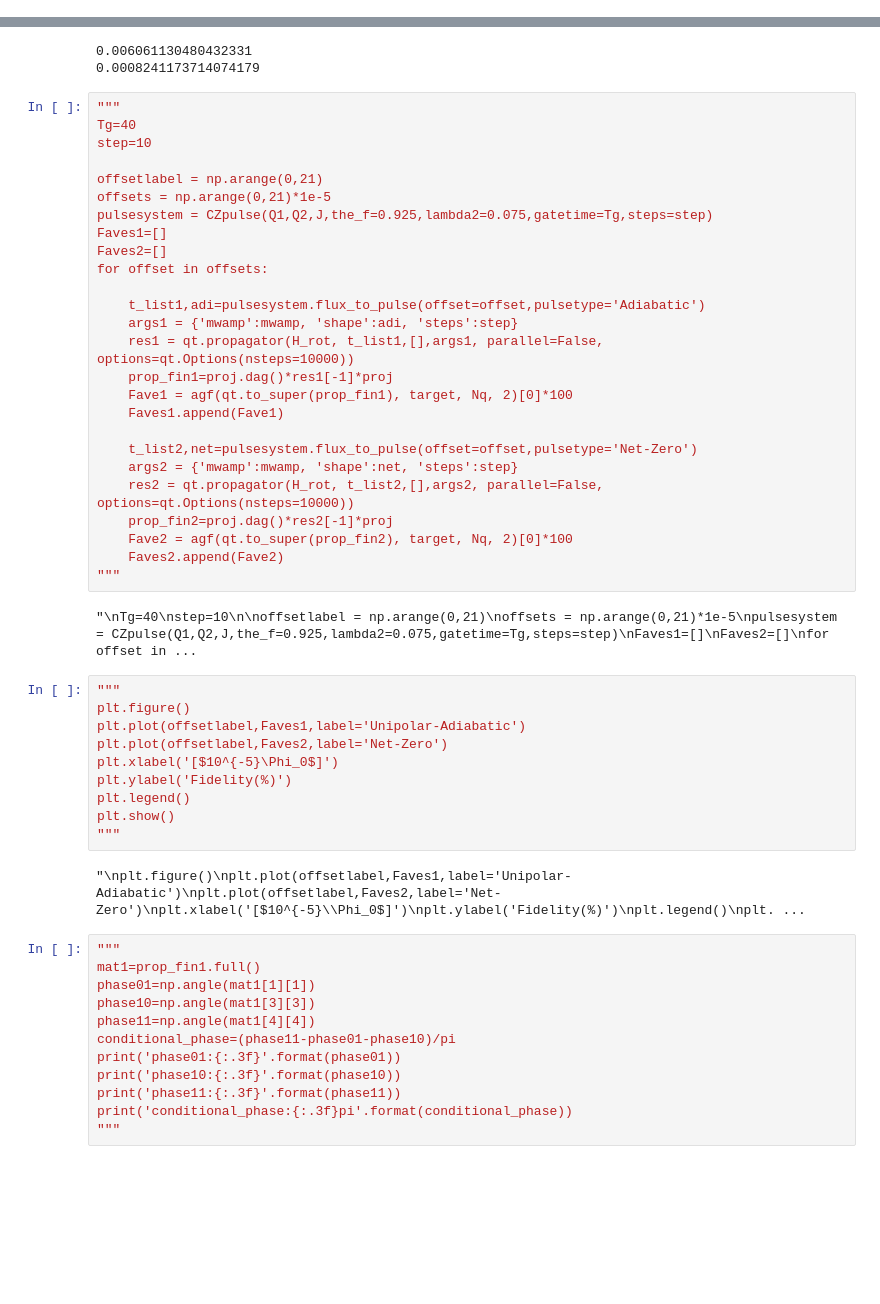
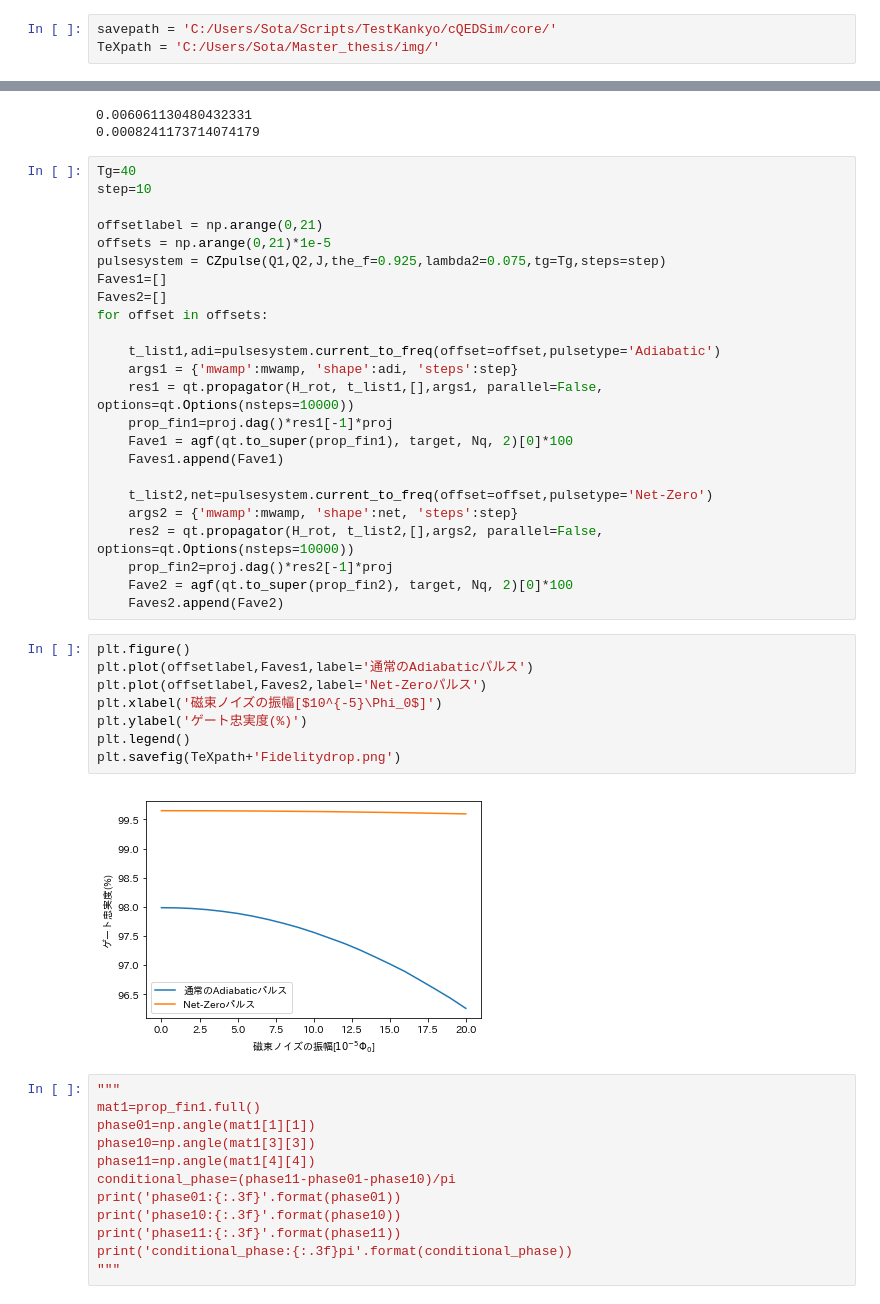
Before and after one commit to SotaIno/CircuitQEDsim, a Jupyter notebook: CZ_Leakage.ipynb, the cells around one changed output, grey strips where cells are left out. Drawn from its saved outputs; the diff is of its cells as text; blank space fills up the shorter version.

```diff
--- a/CZ_Leakage.ipynb
+++ b/CZ_Leakage.ipynb
@@ -24,3 +23,6 @@ opts = qt.solver.Options(nsteps=10000)
+# %%
+savepath = 'C:/Users/Sota/Scripts/TestKankyo/cQEDSim/core/'
+TeXpath = 'C:/Users/Sota/Master_thesis/img/'
 # %%
 ####### Hamiltonian term generators #######
 def ket(Nq, i):
@@ -376,45 +378,39 @@ print(L2)
 0.006061130480432331
 0.0008241173714074179
 # %%
-"""
 Tg=40
 step=10
 
 offsetlabel = np.arange(0,21)
 offsets = np.arange(0,21)*1e-5
-pulsesystem = CZpulse(Q1,Q2,J,the_f=0.925,lambda2=0.075,gatetime=Tg,steps=step)
+pulsesystem = CZpulse(Q1,Q2,J,the_f=0.925,lambda2=0.075,tg=Tg,steps=step)
 Faves1=[]
 Faves2=[]
 for offset in offsets:
 
-    t_list1,adi=pulsesystem.flux_to_pulse(offset=offset,pulsetype='Adiabatic')
+    t_list1,adi=pulsesystem.current_to_freq(offset=offset,pulsetype='Adiabatic')
     args1 = {'mwamp':mwamp, 'shape':adi, 'steps':step}
     res1 = qt.propagator(H_rot, t_list1,[],args1, parallel=False, options=qt.Options(nsteps=10000))
     prop_fin1=proj.dag()*res1[-1]*proj
     Fave1 = agf(qt.to_super(prop_fin1), target, Nq, 2)[0]*100
     Faves1.append(Fave1)
 
-    t_list2,net=pulsesystem.flux_to_pulse(offset=offset,pulsetype='Net-Zero')
+    t_list2,net=pulsesystem.current_to_freq(offset=offset,pulsetype='Net-Zero')
     args2 = {'mwamp':mwamp, 'shape':net, 'steps':step}
     res2 = qt.propagator(H_rot, t_list2,[],args2, parallel=False, options=qt.Options(nsteps=10000))
     prop_fin2=proj.dag()*res2[-1]*proj
     Fave2 = agf(qt.to_super(prop_fin2), target, Nq, 2)[0]*100
     Faves2.append(Fave2)
-"""
-# %% [output]
-"\nTg=40\nstep=10\n\noffsetlabel = np.arange(0,21)\noffsets = np.arange(0,21)*1e-5\npulsesystem = CZpulse(Q1,Q2,J,the_f=0.925,lambda2=0.075,gatetime=Tg,steps=step)\nFaves1=[]\nFaves2=[]\nfor offset in ...
 # %%
-"""
 plt.figure()
-plt.plot(offsetlabel,Faves1,label='Unipolar-Adiabatic')
-plt.plot(offsetlabel,Faves2,label='Net-Zero')
-plt.xlabel('[$10^{-5}\Phi_0$]')
-plt.ylabel('Fidelity(%)')
+plt.plot(offsetlabel,Faves1,label='通常のAdiabaticパルス')
+plt.plot(offsetlabel,Faves2,label='Net-Zeroパルス')
+plt.xlabel('磁束ノイズの振幅[$10^{-5}\Phi_0$]')
+plt.ylabel('ゲート忠実度(%)')
 plt.legend()
-plt.show()
-"""
+plt.savefig(TeXpath+'Fidelitydrop.png')
 # %% [output]
-"\nplt.figure()\nplt.plot(offsetlabel,Faves1,label='Unipolar-Adiabatic')\nplt.plot(offsetlabel,Faves2,label='Net-Zero')\nplt.xlabel('[$10^{-5}\\Phi_0$]')\nplt.ylabel('Fidelity(%)')\nplt.legend()\nplt. ...
+[figure, added]
 # %%
 """
 mat1=prop_fin1.full()
```
Also changed, not shown: parts of 2 cells of this notebook, 2 other files.
